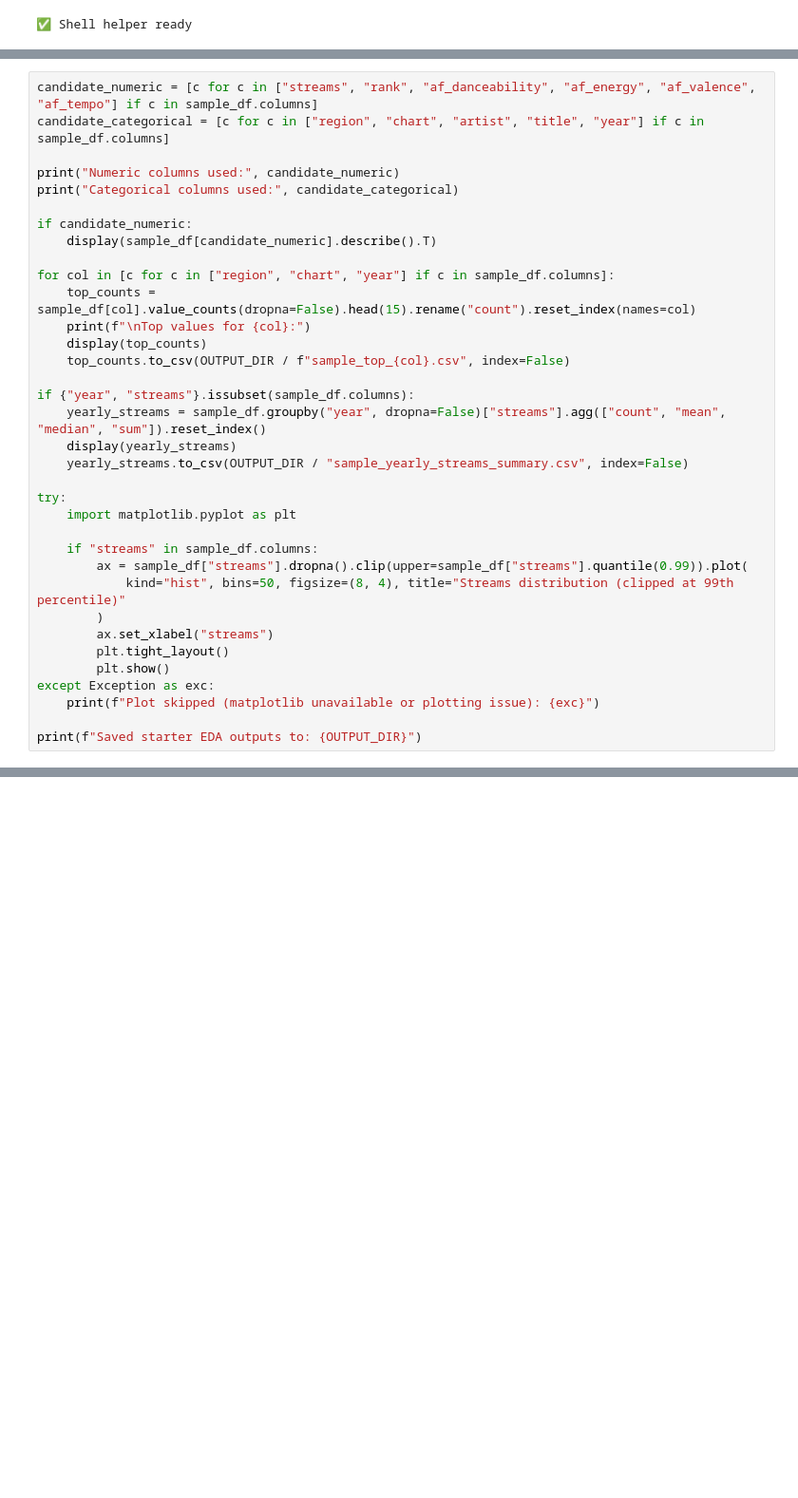
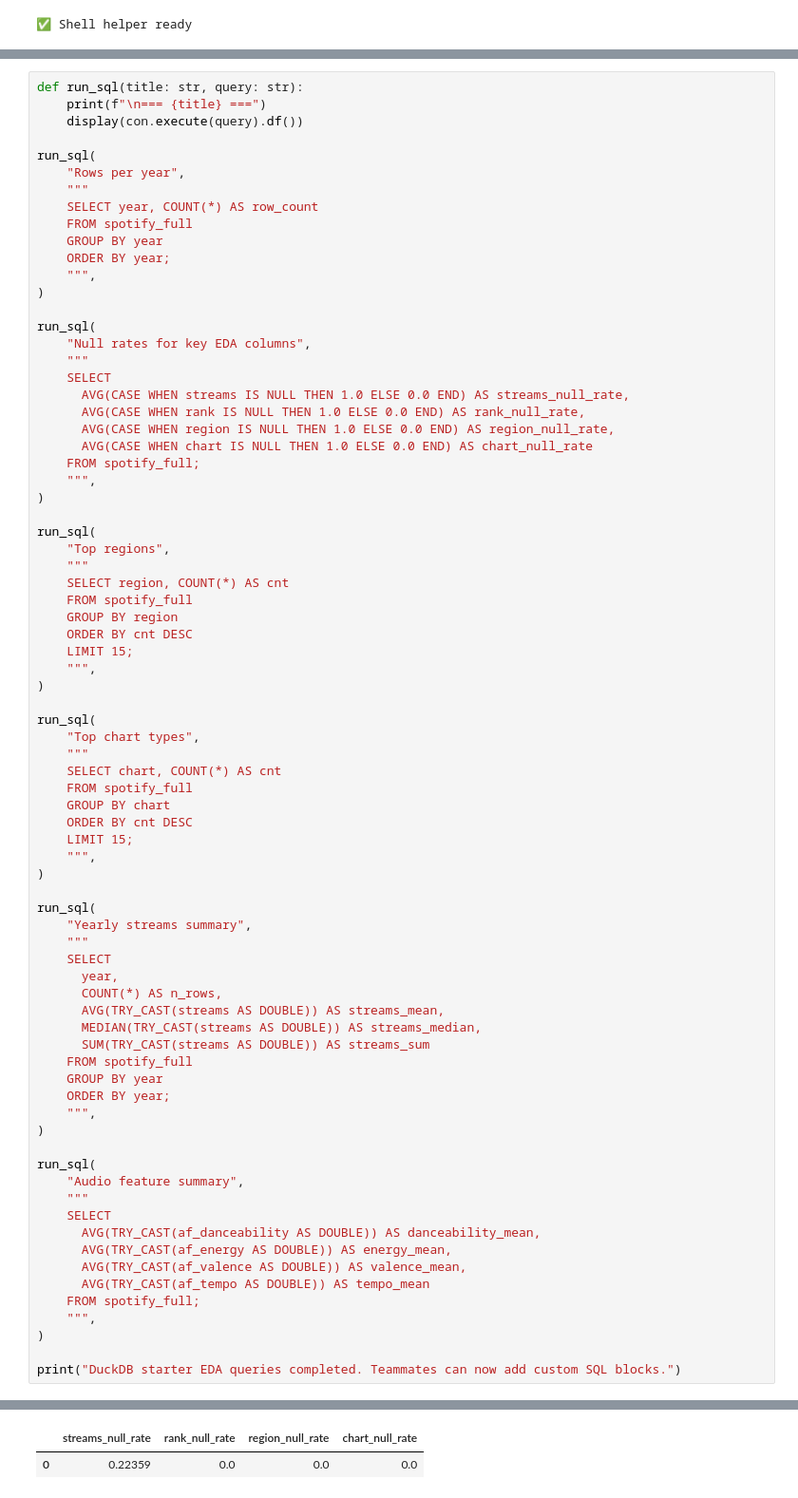
Before and after one commit to mchlkan/ML_Group_AB, a Jupyter notebook: Project_Information/Team_EDA_Baseline_FullData.ipynb, the cells around one changed output, grey strips where cells are left out. Shown at 95% size. Drawn from its saved outputs; the diff is of its cells as text; blank space fills up the shorter version.

```diff
--- a/Project_Information/Team_EDA_Baseline_FullData.ipynb
+++ b/Project_Information/Team_EDA_Baseline_FullData.ipynb
@@ -272,35 +289,78 @@ This uses the sampled dataframe (`sample_df`) to provide quick baseline insights
 # %%
-candidate_numeric = [c for c in ["streams", "rank", "af_danceability", "af_energy", "af_valence", "af_tempo"] if c in sample_df.columns]
-candidate_categorical = [c for c in ["region", "chart", "artist", "title", "year"] if c in sample_df.columns]
+def run_sql(title: str, query: str):
+    print(f"\n=== {title} ===")
+    display(con.execute(query).df())
 
-print("Numeric columns used:", candidate_numeric)
-print("Categorical columns used:", candidate_categorical)
+run_sql(
+    "Rows per year",
+    """
+    SELECT year, COUNT(*) AS row_count
+    FROM spotify_full
+    GROUP BY year
+    ORDER BY year;
+    """,
+)
 
-if candidate_numeric:
-    display(sample_df[candidate_numeric].describe().T)
+run_sql(
+    "Null rates for key EDA columns",
+    """
+    SELECT
+      AVG(CASE WHEN streams IS NULL THEN 1.0 ELSE 0.0 END) AS streams_null_rate,
+      AVG(CASE WHEN rank IS NULL THEN 1.0 ELSE 0.0 END) AS rank_null_rate,
+      AVG(CASE WHEN region IS NULL THEN 1.0 ELSE 0.0 END) AS region_null_rate,
+      AVG(CASE WHEN chart IS NULL THEN 1.0 ELSE 0.0 END) AS chart_null_rate
+    FROM spotify_full;
+    """,
+)
 
-for col in [c for c in ["region", "chart", "year"] if c in sample_df.columns]:
-    top_counts = sample_df[col].value_counts(dropna=False).head(15).rename("count").reset_index(names=col)
-    print(f"\nTop values for {col}:")
-    display(top_counts)
-    top_counts.to_csv(OUTPUT_DIR / f"sample_top_{col}.csv", index=False)
+run_sql(
+    "Top regions",
+    """
+    SELECT region, COUNT(*) AS cnt
+    FROM spotify_full
+    GROUP BY region
+    ORDER BY cnt DESC
+    LIMIT 15;
+    """,
+)
 
-if {"year", "streams"}.issubset(sample_df.columns):
-    yearly_streams = sample_df.groupby("year", dropna=False)["streams"].agg(["count", "mean", "median", "sum"]).reset_index()
-    display(yearly_streams)
-    yearly_streams.to_csv(OUTPUT_DIR / "sample_yearly_streams_summary.csv", index=False)
+run_sql(
+    "Top chart types",
+    """
+    SELECT chart, COUNT(*) AS cnt
+    FROM spotify_full
+    GROUP BY chart
+    ORDER BY cnt DESC
+    LIMIT 15;
+    """,
+)
 
-try:
-    import matplotlib.pyplot as plt
+run_sql(
+    "Yearly streams summary",
+    """
+    SELECT
+      year,
+      COUNT(*) AS n_rows,
+      AVG(TRY_CAST(streams AS DOUBLE)) AS streams_mean,
+      MEDIAN(TRY_CAST(streams AS DOUBLE)) AS streams_median,
+      SUM(TRY_CAST(streams AS DOUBLE)) AS streams_sum
+    FROM spotify_full
+    GROUP BY year
+    ORDER BY year;
+    """,
+)
 
-    if "streams" in sample_df.columns:
-        ax = sample_df["streams"].dropna().clip(upper=sample_df["streams"].quantile(0.99)).plot(
-            kind="hist", bins=50, figsize=(8, 4), title="Streams distribution (clipped at 99th percentile)"
-        )
-        ax.set_xlabel("streams")
-        plt.tight_layout()
-        plt.show()
-except Exception as exc:
-    print(f"Plot skipped (matplotlib unavailable or plotting issue): {exc}")
+run_sql(
+    "Audio feature summary",
+    """
+    SELECT
+      AVG(TRY_CAST(af_danceability AS DOUBLE)) AS danceability_mean,
+      AVG(TRY_CAST(af_energy AS DOUBLE)) AS energy_mean,
+      AVG(TRY_CAST(af_valence AS DOUBLE)) AS valence_mean,
+      AVG(TRY_CAST(af_tempo AS DOUBLE)) AS tempo_mean
+    FROM spotify_full;
+    """,
+)
 
-print(f"Saved starter EDA outputs to: {OUTPUT_DIR}")
+print("DuckDB starter EDA queries completed. Teammates can now add custom SQL blocks.")
+# %% [output]
@@ -306,0 +375,2 @@ print(f"Saved starter EDA outputs to: {OUTPUT_DIR}")
+|  | streams_null_rate | rank_null_rate | region_null_rate | chart_null_rate |
+| 0 | 0.22359 | 0.0 | 0.0 | 0.0 |
```
Also changed, not shown: parts of 8 cells of this notebook.
